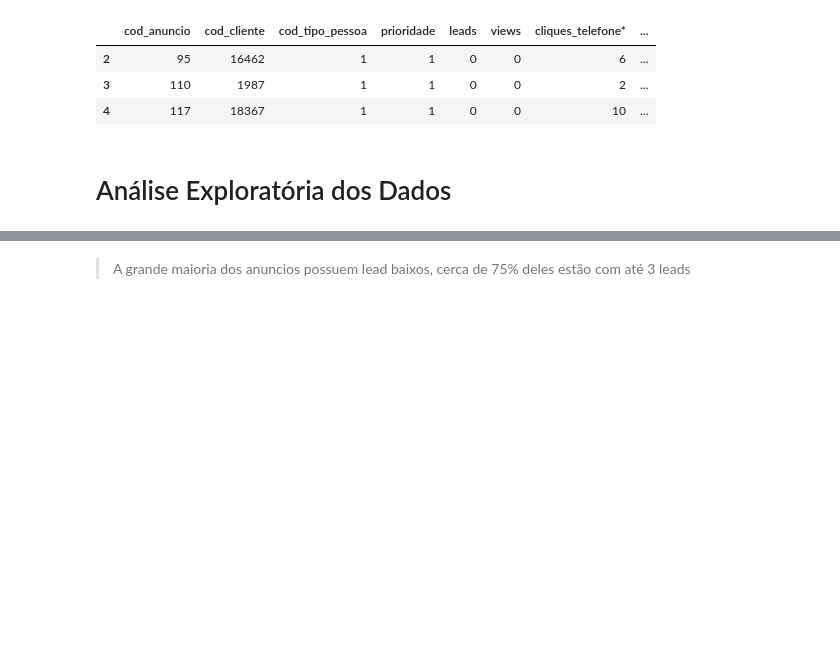
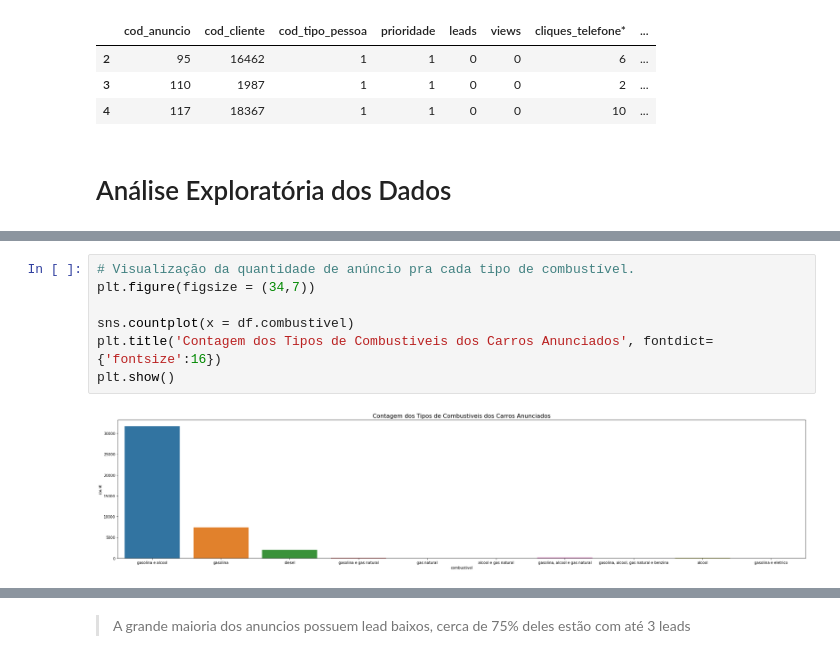
Before and after one commit to rafajovelho/Case1, a Jupyter notebook: Case-GCBInvestimentosipynb.ipynb, the cells around one changed output, grey strips where cells are left out. Drawn from its saved outputs; the diff is of its cells as text; blank space fills up the shorter version.

```diff
--- a/Case-GCBInvestimentosipynb.ipynb
+++ b/Case-GCBInvestimentosipynb.ipynb
@@ -206,0 +314,9 @@ Seria interessante se tivessemos acesso ao que significam para melhor análise d
+# %%
+# Visualização da quantidade de anúncio pra cada tipo de combustível.
+plt.figure(figsize = (34,7))
+
+sns.countplot(x = df.combustivel)
+plt.title('Contagem dos Tipos de Combustiveis dos Carros Anunciados', fontdict={'fontsize':16})
+plt.show()
+# %% [output]
+[figure, added]
```
Also changed, not shown: parts of 71 cells of this notebook, 1 other file.
